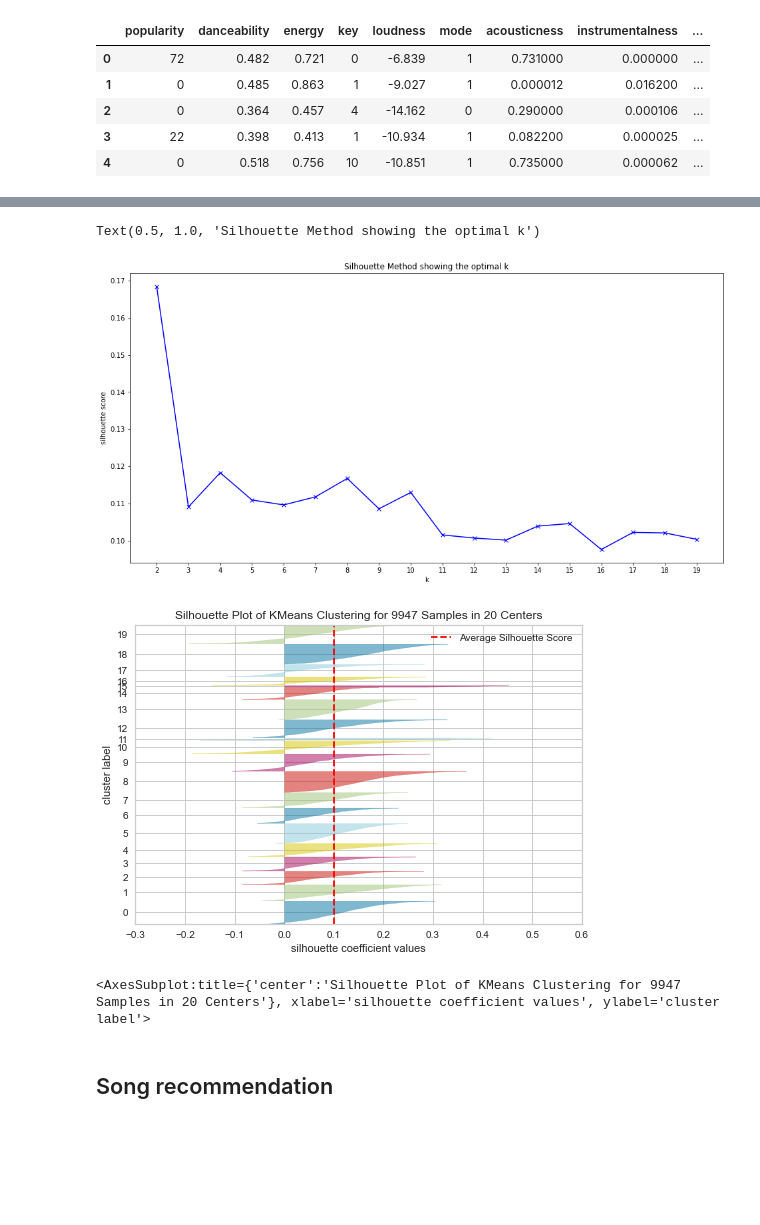
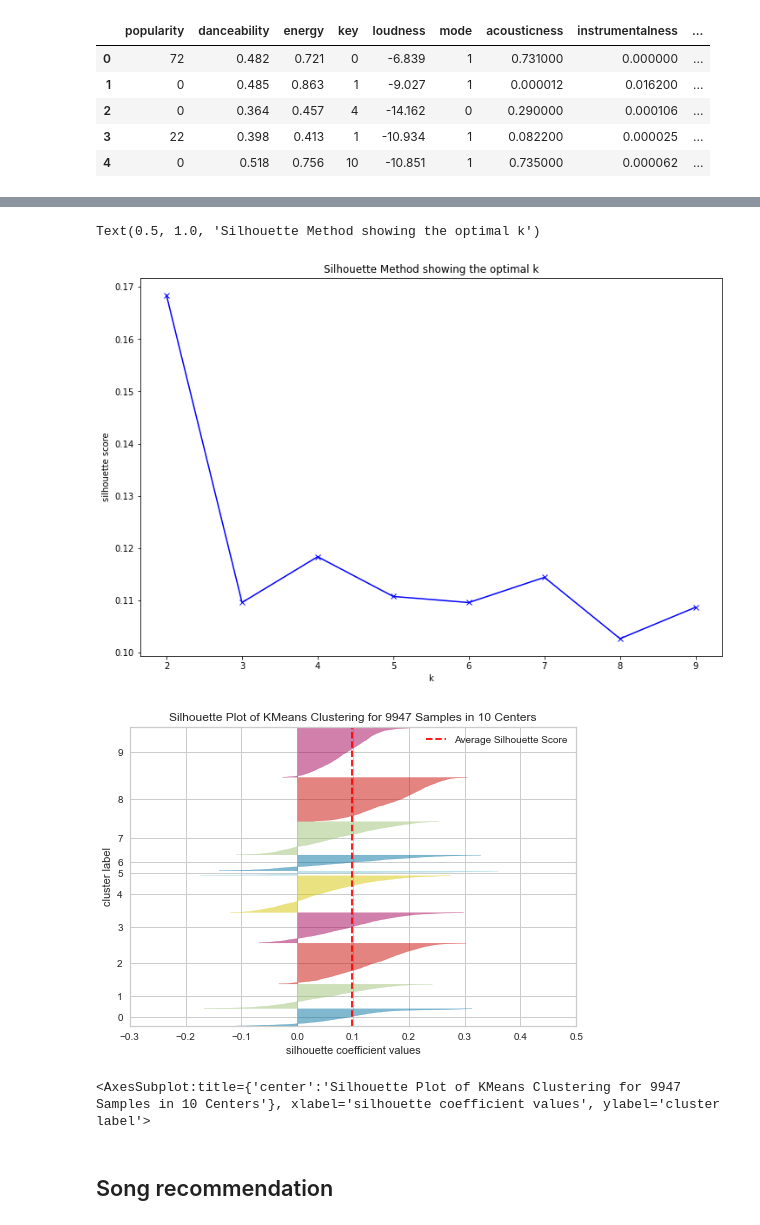
Before and after one commit to SilviaAbendano/API_Spotify_project, a Jupyter notebook: notebook_spotify.ipynb, the cells around one changed output, grey strips where cells are left out. Saved outputs shown, nothing was run; the diff lists cells and outputs as text; code cells hidden in the pictures; blank space fills up the shorter version.

```diff
--- a/notebook_spotify.ipynb
+++ b/notebook_spotify.ipynb
@@ -260,6 +260,6 @@ display(X_scaled_df.head())
 # %%
 #X_scaled_df.describe()
 # %%
-kmeans = KMeans(n_clusters=15, random_state=42)
+kmeans = KMeans(n_clusters=10, random_state=42)
 kmeans.fit(X_scaled_df)
 # %% [output]
@@ -326,11 +321,11 @@ kmeans.inertia_
 # %%
-kmeans2 = KMeans(n_clusters=50,
+kmeans2 = KMeans(n_clusters=10,
                 init="k-means++",
                 n_init=50,  # try with 1, 4, 8, 20, 30, 100...
                 max_iter=10,
                 tol=0,
                 algorithm="elkan",
-                random_state=1234)
+                random_state=42)
 kmeans2.fit(X_scaled_df)
 print(kmeans2.inertia_)
 # %% [output]
@@ -338,20 +333,20 @@ print(kmeans2.inertia_)
 # %%
-K = range(2, 21)
+K = range(2, 10)
 inertia = []
 
 for k in K:
     print("Training a K-Means model with {} clusters! ".format(k))
     print()
-    kmeans = KMeans(n_clusters=k,
-                    random_state=1234)
-    kmeans.fit(X_scaled_df)
-    inertia.append(kmeans.inertia_)
+    kmeans_3 = KMeans(n_clusters=k,
+                    random_state=42)
+    kmeans_3.fit(X_scaled_df)
+    inertia.append(kmeans_3.inertia_)
 
 import numpy as np
 import matplotlib.pyplot as plt
 %matplotlib inline
 
-plt.figure(figsize=(16,8))
+plt.figure(figsize=(12,8))
 plt.plot(K, inertia, 'bx-')
 plt.xlabel('k')
 plt.ylabel('inertia')
@@ -380,33 +373,33 @@ Text(0.5, 1.0, 'Elbow Method showing the optimal k')
 # %%
-K = range(2, 20)
+K = range(2, 10)
 silhouette = []
 
 for k in K:
-    kmeans = KMeans(n_clusters=k,
+    kmeans_3 = KMeans(n_clusters=k,
                     random_state=42)
-    kmeans.fit(X_scaled_df)
+    kmeans_3.fit(X_scaled_df)
 
-    silhouette.append(silhouette_score(X_scaled_df, kmeans.predict(X_scaled_df)))
+    silhouette.append(silhouette_score(X_scaled_df, kmeans_3.predict(X_scaled_df)))
 
 
-plt.figure(figsize=(16,8))
+plt.figure(figsize=(12,8))
 plt.plot(K, silhouette, 'bx-')
 plt.xlabel('k')
 plt.ylabel('silhouette score')
 plt.xticks(np.arange(min(K), max(K)+1, 1.0))
 plt.title('Silhouette Method showing the optimal k')
 # %% [output]
 Text(0.5, 1.0, 'Silhouette Method showing the optimal k')
-[figure, old version]
+[figure, new version]
 # %%
 from yellowbrick.cluster import SilhouetteVisualizer
-model = KMeans(20, random_state=42)
+model = KMeans(10, random_state=42)
 visualizer = SilhouetteVisualizer(model, colors='yellowbrick')
 visualizer.fit(X_scaled_df)        # Fit the data to the visualizer
 visualizer.show()        # Finalize and render the figure
 # %% [output]
-[figure, old version]
+[figure, new version]
-<AxesSubplot:title={'center':'Silhouette Plot of KMeans Clustering for 9947 Samples in 20 Centers'}, xlabel='silhouette coefficient values', ylabel='cluster label'>
+<AxesSubplot:title={'center':'Silhouette Plot of KMeans Clustering for 9947 Samples in 10 Centers'}, xlabel='silhouette coefficient values', ylabel='cluster label'>
 # %% [markdown]
 ## Song recommendation
 # %% [markdown]
```
Also changed, not shown: parts of 21 cells of this notebook.
